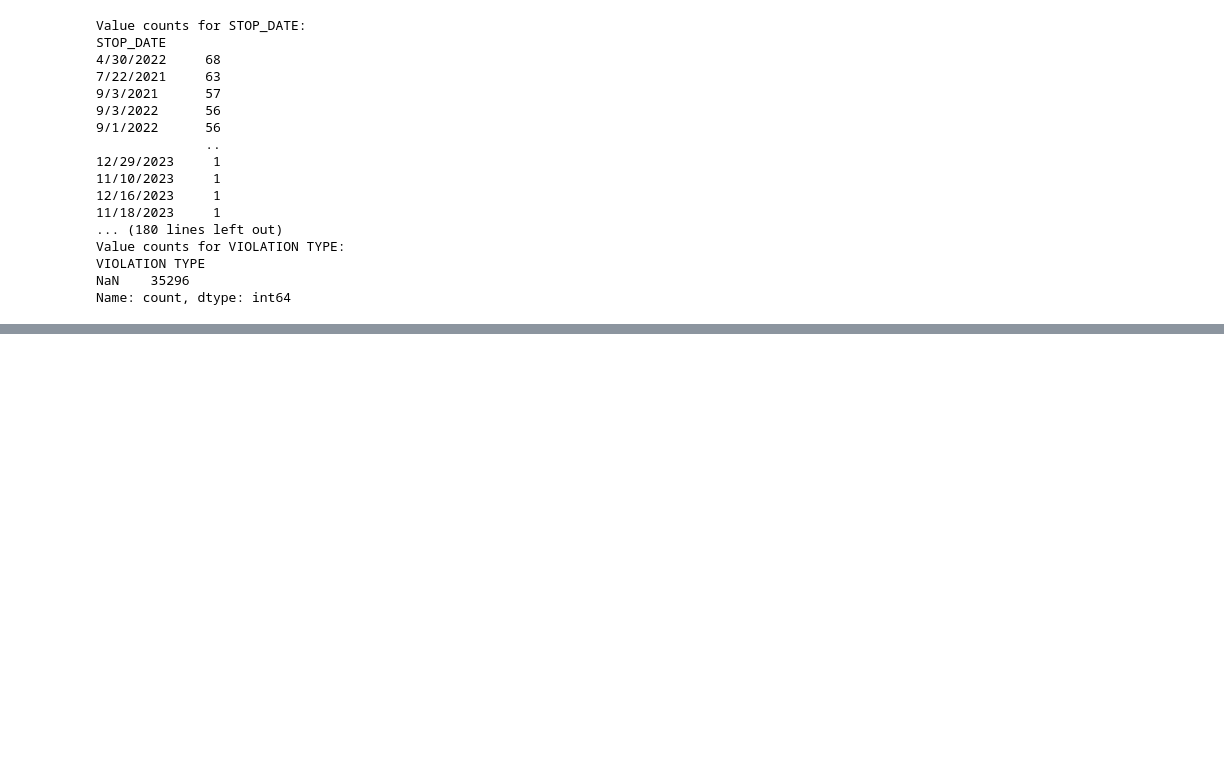
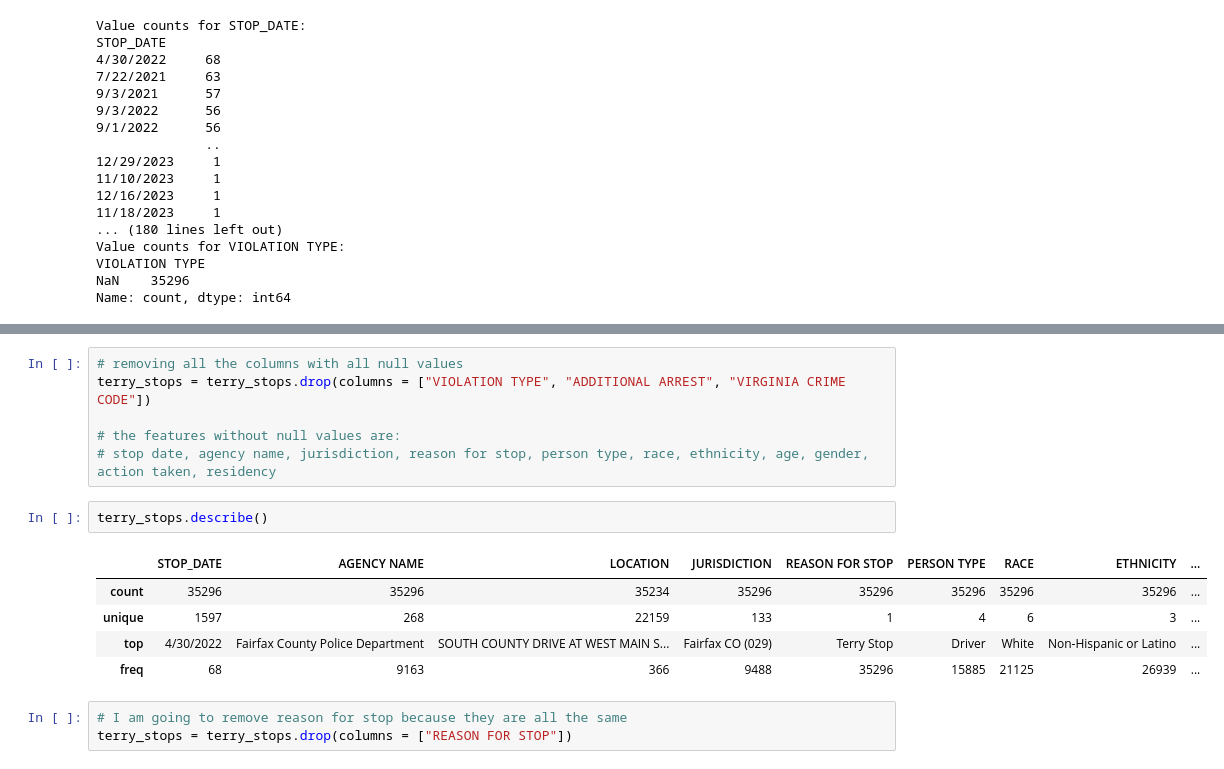
Before and after one commit to sophieganapolsky/ML4VA, a Jupyter notebook: ML4VA.ipynb, the cells around one changed output, grey strips where cells are left out. Saved outputs shown, nothing was run; the diff lists cells and outputs as text; blank space fills up the shorter version.

```diff
--- a/ML4VA.ipynb
+++ b/ML4VA.ipynb
@@ -117,0 +138,17 @@ Name: count, dtype: int64
+# %%
+# removing all the columns with all null values
+terry_stops = terry_stops.drop(columns = ["VIOLATION TYPE", "ADDITIONAL ARREST", "VIRGINIA CRIME CODE"])
+
+# the features without null values are:
+# stop date, agency name, jurisdiction, reason for stop, person type, race, ethnicity, age, gender, action taken, residency
+# %%
+terry_stops.describe()
+# %% [output]
+|  | STOP_DATE | AGENCY NAME | LOCATION | JURISDICTION | REASON FOR STOP | PERSON TYPE | RACE | ETHNICITY | ... |
+| count | 35296 | 35296 | 35234 | 35296 | 35296 | 35296 | 35296 | 35296 | ... |
+| unique | 1597 | 268 | 22159 | 133 | 1 | 4 | 6 | 3 | ... |
+| top | 4/30/2022 | Fairfax County Police Department | SOUTH COUNTY DRIVE AT WEST MAIN S... | Fairfax CO (029) | Terry Stop | Driver | White | Non-Hispanic or Latino | ... |
+| freq | 68 | 9163 | 366 | 9488 | 35296 | 15885 | 21125 | 26939 | ... |
+# %%
+# I am going to remove reason for stop because they are all the same
+terry_stops = terry_stops.drop(columns = ["REASON FOR STOP"])
```
Also changed, not shown: parts of 3 cells of this notebook.
